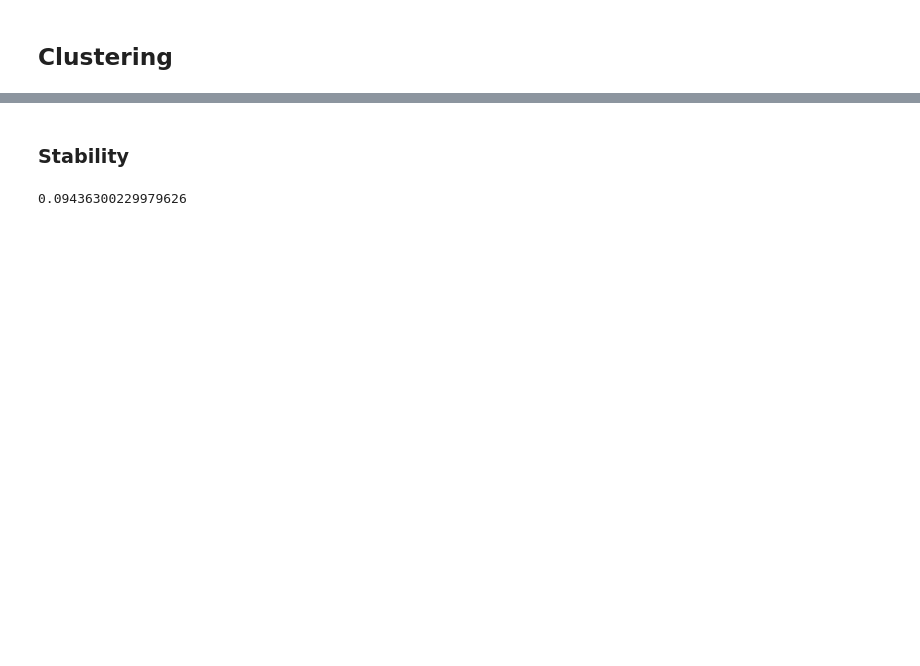
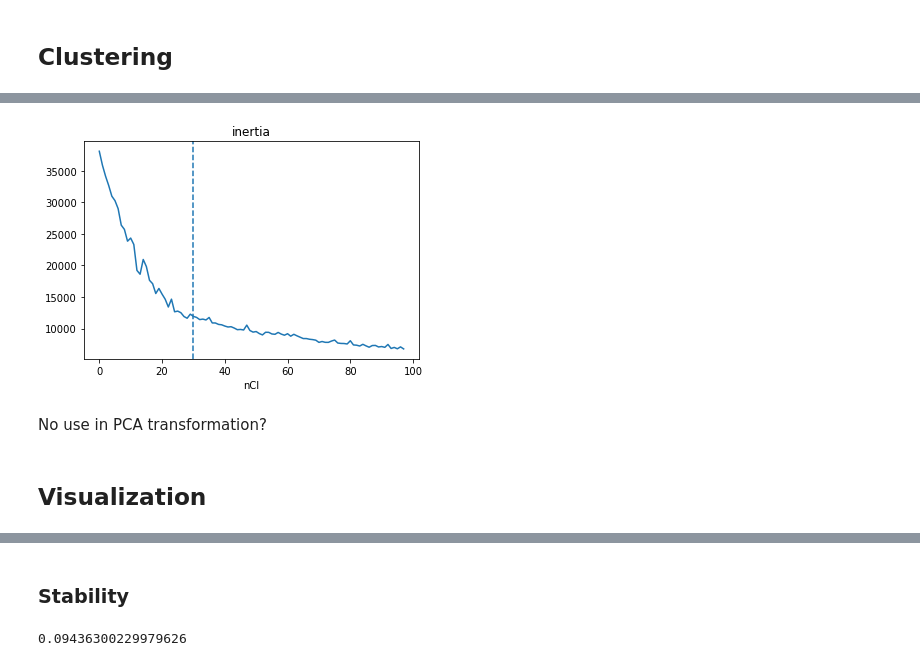
Before and after one commit to ALuchinsky/Spring2022_CS6500, a Jupyter notebook: notebooks/AL_kmeans_clustering.ipynb, the cells around one changed output, grey strips where cells are left out. Drawn from its saved outputs; the diff is of its cells as text; code cells hidden in the pictures; blank space fills up the shorter version.

```diff
--- a/notebooks/AL_kmeans_clustering.ipynb
+++ b/notebooks/AL_kmeans_clustering.ipynb
@@ -201,0 +152,12 @@ only showing top 20 rows
+# %%
+plt.plot(pca_cost)
+plt.title("inertia")
+plt.xlabel("nCl")
+plt.axvline(x=30, linestyle = "--")
+plt.show()
+# %% [output]
+[figure, added]
+# %% [markdown]
+No use in PCA transformation?
+# %% [markdown]
+## Visualization
```
Also changed, not shown: parts of 40 cells of this notebook.
